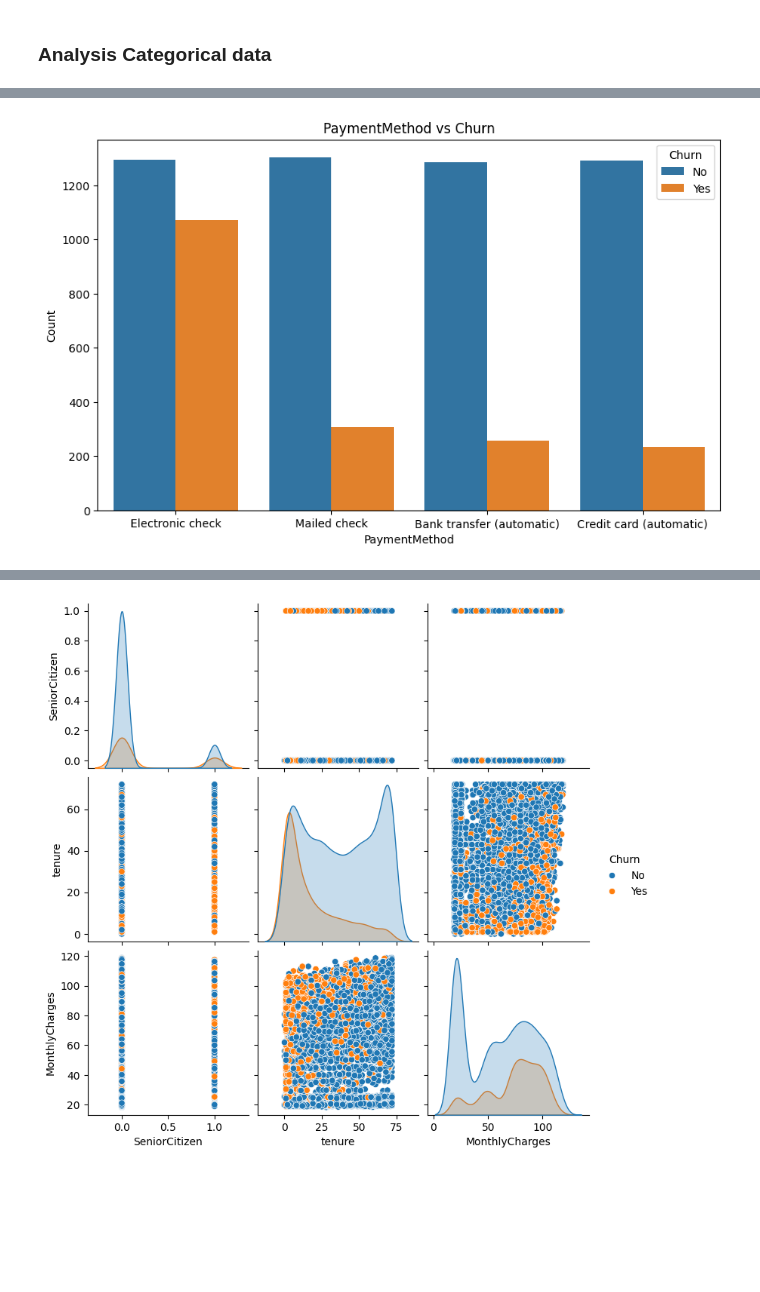
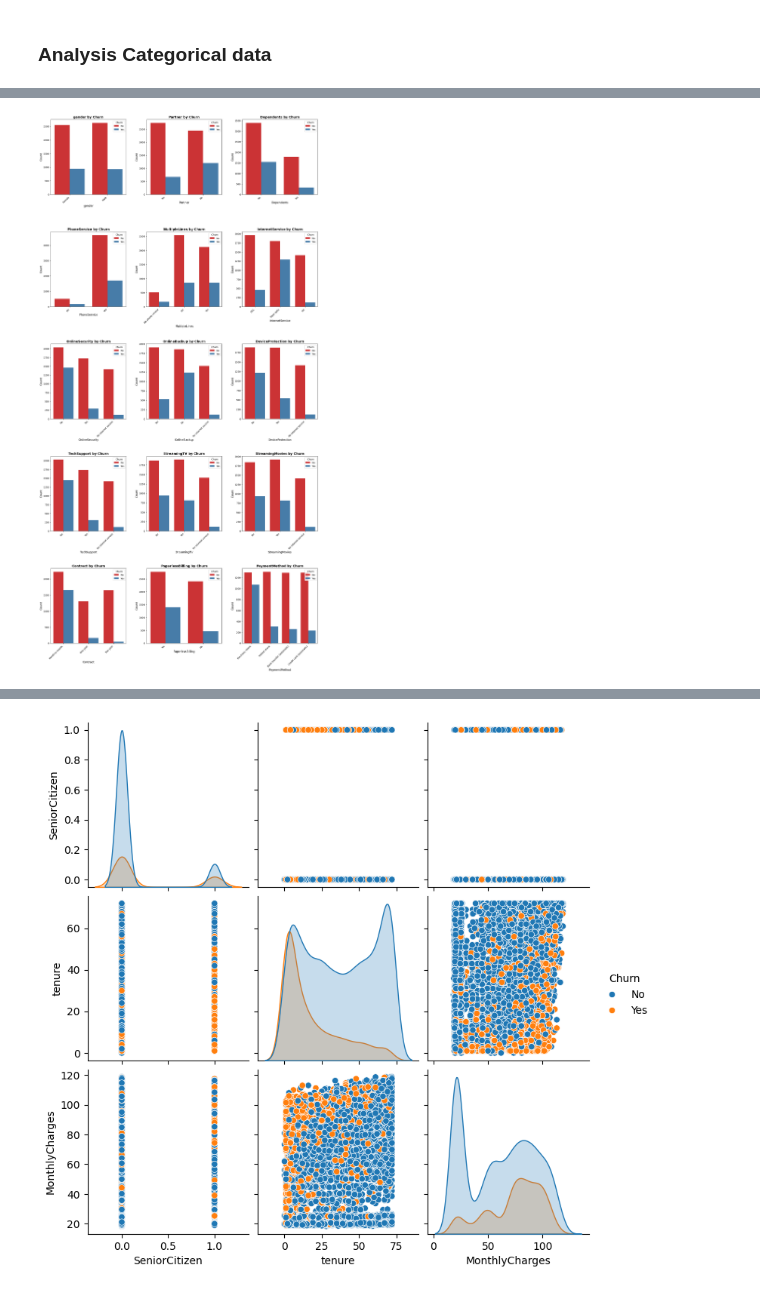
Before and after one commit to udan2006/Telco_Customer_churn, a Jupyter notebook: ML_CW.ipynb, the cells around one changed output, grey strips where cells are left out. Drawn from its saved outputs; the diff is of its cells as text; code cells hidden in the pictures; blank space fills up the shorter version.

```diff
--- a/ML_CW.ipynb
+++ b/ML_CW.ipynb
@@ -200,10 +186,24 @@ plt.show()
-# %%
-# paymentMethod and Churn
-plt.figure(figsize=(10, 6))
-sns.countplot(x='PaymentMethod', hue='Churn', data=df)
-plt.title("PaymentMethod vs Churn")
-plt.xlabel("PaymentMethod")
-plt.ylabel("Count")
-plt.show()
-# %% [output]
-[figure, removed]
+# %%
+cat_features = [
+    'gender', 'Partner', 'Dependents',
+    'PhoneService', 'MultipleLines', 'InternetService',
+    'OnlineSecurity', 'OnlineBackup', 'DeviceProtection',
+    'TechSupport', 'StreamingTV', 'StreamingMovies',
+    'Contract', 'PaperlessBilling', 'PaymentMethod'
+]
+# %%
+plt.figure(figsize=(18, 40))
+
+for i, col in enumerate(cat_features, 1):
+    plt.subplot(6, 3, i)
+    sns.countplot(data=df, x=col, hue='Churn', palette='Set1')
+    plt.title(f'{col} by Churn', fontsize=14, fontweight='bold')
+    plt.xlabel(col, fontsize=12)
+    plt.ylabel('Count', fontsize=12)
+    plt.xticks(rotation=45, ha='right')
+    plt.legend(title='Churn')
+
+plt.tight_layout(pad=4.0)
+plt.show()
+# %% [output]
+[figure, added]
```
Also changed, not shown: parts of 19 cells of this notebook.
